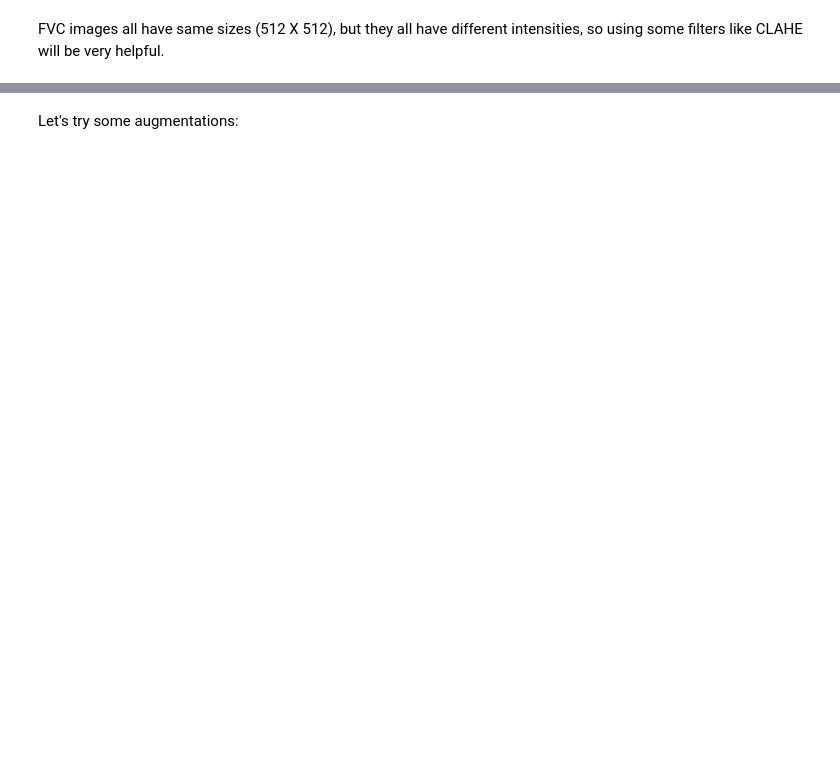
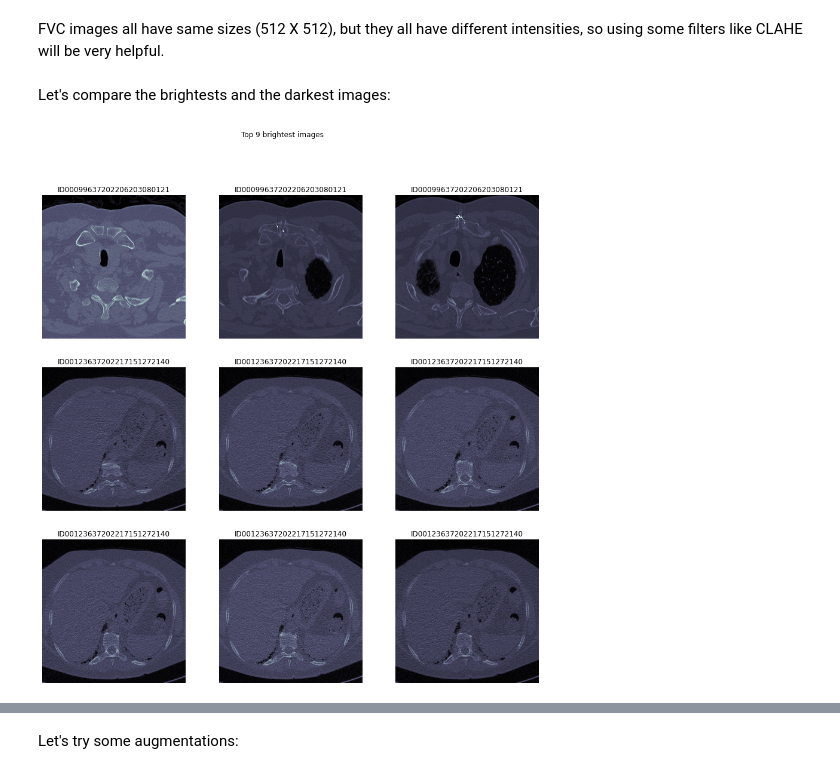
Before and after one commit to Lexie88rus/PulmonaryFibrosisProgression, a Jupyter notebook: Pulmonary Fibrosis Progression EDA.ipynb, the cells around one changed output, grey strips where cells are left out. Saved outputs shown, nothing was run; the diff lists cells and outputs as text; code cells hidden in the pictures; blank space fills up the shorter version.

Commit message:
Added brightness analysis to the EDA.

```diff
--- a/Pulmonary Fibrosis Progression EDA.ipynb
+++ b/Pulmonary Fibrosis Progression EDA.ipynb
@@ -375,2 +375,4 @@ plot_images(train_df)
 # %% [markdown]
 FVC images all have same sizes (512 X 512), but they all have different intensities, so using some filters like CLAHE will be very helpful.
+# %% [markdown]
+Let's compare the brightests and the darkest images:
@@ -376,0 +432,6 @@ FVC images all have same sizes (512 X 512), but they all have different intensit
+# %%
+brightness_df = generate_brightness_df(train_df)
+# %%
+plot_top_bright(brightness_df)
+# %% [output]
+[figure, added]
```
Also changed, not shown: parts of 4 cells of this notebook.
